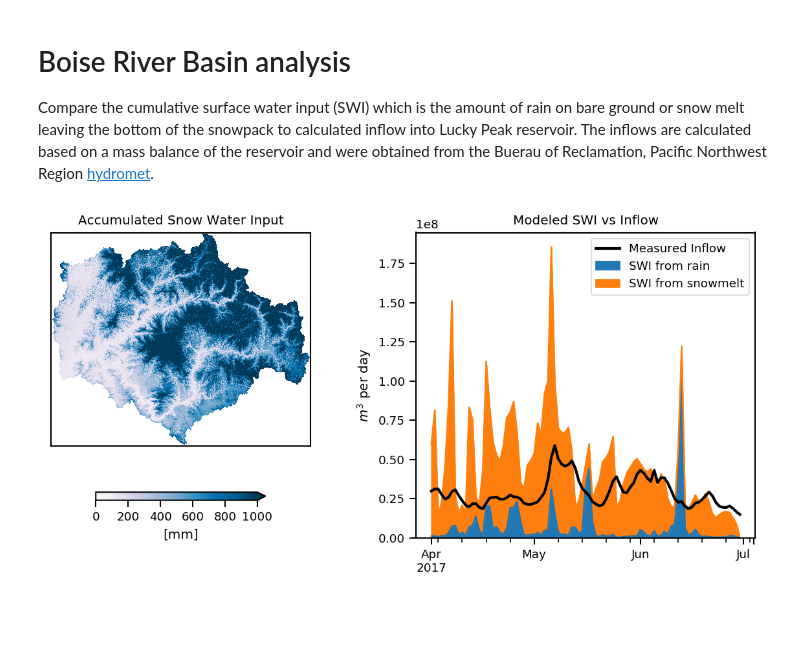
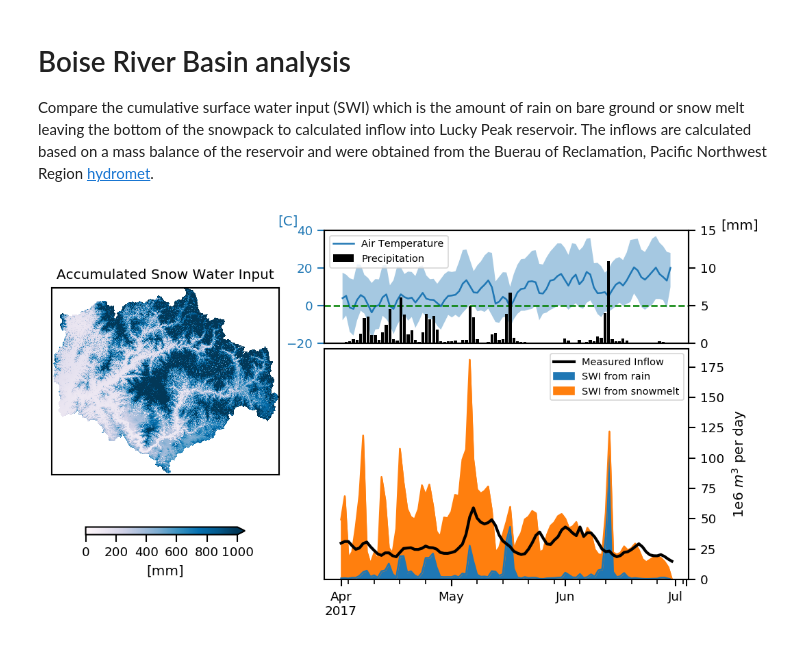
Before and after one commit to USDA-ARS-NWRC/awsm_test_cases, a Jupyter notebook: brb/brb_notebook.ipynb, the cells around one changed output. Drawn from its saved outputs; the diff is of its cells as text; code cells hidden in the pictures; blank space fills up the shorter version.

Commit message:
updated readme, redid BRB figure to include the air temp and precip measurements

```diff
--- a/brb/brb_notebook.ipynb
+++ b/brb/brb_notebook.ipynb
@@ -14,6 +15,12 @@ sns.set_context('paper')
 # Read in the measured inflow data
 inflow = pd.read_csv('station_data/LUC_WY2017_inflow.csv', index_col=0, parse_dates=[0])
 inflow = inflow * 1.98 * 1233.48 # convert cfs to acre-feet to cubic meters
+
+# Read in the station data for air temperature and precipitation
+ta = pd.read_csv('station_data/air_temp.csv', parse_dates=True, index_col='date_time')
+ppt = pd.read_csv('station_data/precip.csv', parse_dates=True, index_col='date_time')
+# ta.mean(axis=1).plot()
+# ta.mean(axis=1)
 # %%
 # Read in the data, this will take a little bit
 em = h5py.File('../output/brb/devel/wy2017/awsm_paper/runs/run4368_6528/em.nc', 'r')
@@ -57,37 +64,77 @@ for i,t in enumerate(hrs):
 # %%
 # Create the plots
 # mask the SWI image
 swi_accum[mask == 0] = np.nan
 
 # create the colormap
 colors1 = plt.cm.PuBu(np.linspace(0, 1, 128))
 cmap = mcolors.LinearSegmentedColormap.from_list('swe_colormap', colors1)
 cmap.set_bad('white',1.)
 
 # Plot the figure
-fig, (ax1, ax2) = plt.subplots(figsize=(8, 4), dpi=150, nrows = 1, ncols = 2)
+# fig, (ax1, ax2) = plt.subplots(figsize=(8, 4), dpi=150, nrows = 1, ncols = 2)
+fig = plt.figure(figsize=(8, 4.5), dpi=150)
+gs = gridspec.GridSpec(3, 5)
 
 # plot accumulated SWI map
+ax1 = fig.add_subplot(gs[:,:2])
 s = ax1.imshow(swi_accum, vmin=0, vmax=1000, cmap=cmap, interpolation='none')
 s.axes.get_xaxis().set_ticks([])
 s.axes.get_yaxis().set_ticks([])
 ax1.set_title('Accumulated Snow Water Input')
 
 # Add the colorbar
-cbar = fig.colorbar(s, ax=ax1, extend='max', shrink=0.5, orientation='horizontal')
+cbar = fig.colorbar(s, ax=ax1, extend='max', shrink=0.7, orientation='horizontal')
 cbar.set_label('[mm]')
 
 # plot the SWI timeseries
+ax3 = fig.add_subplot(gs[1:,2:])
 df = pd.concat([swi_basin, inflow], axis=1)
 df['Inflow'] = df['luc_qu']
-df[['SWI from rain', 'SWI from snowmelt']].plot.area(ax=ax2)
-df['Inflow'].plot(ax=ax2, color='k', linewidth=2, label='Measured Inflow')
+df = df / 1e6
+df[['SWI from rain', 'SWI from snowmelt']].plot.area(ax=ax3)
+df['Inflow'].plot(ax=ax3, color='k', linewidth=2, label='Measured Inflow')
 
-ax2.legend()
-ax2.set_title('Modeled SWI vs Inflow')
-ax2.set_ylabel('$m^3$ per day')
+ax3.legend(fontsize=7)
+ax3.yaxis.set_label_position("right")
+ax3.yaxis.tick_right()
+# ax3.set_title('Modeled SWI vs Inflow')
+ax3.yaxis.set_label_text('1e6 $m^3$ per day')
 
-plt.tight_layout()
+# plot the inputs
+ax2 = fig.add_subplot(gs[0,2:])
+ax22 = ax2.twinx()
+
+# plot the air temperature
+ta_plot = pd.DataFrame()
+ta_plot['min'] = ta.resample('D').min().min(axis=1)
+ta_plot['mean'] = ta.resample('D').mean().mean(axis=1)
+ta_plot['max'] = ta.resample('D').max().max(axis=1)
+
+ax2.fill_between(ta_plot.index, ta_plot['min'], ta_plot['max'], alpha=0.4)
+tah = ax2.plot(ta_plot.index, ta_plot['mean'], label='Air Temperature')
+color = tah[0].get_color()
+ax2.set_ylabel('[C]', color=color, rotation=0)
+ax2.yaxis.set_label_coords(-0.1, 1.02)
+ax2.tick_params('y', colors=color)
+ax2.set_ylim(-20, 40)
+
+ax2.axhline(0, color='g', linestyle='--')
+
+# plot the precip
+ppt_plot = ppt.resample('D').sum().mean(axis=1)
+ph = ax22.bar(ppt_plot.index, ppt_plot.values, color='k', label='Precipitation')
+ax22.set_ylabel('[mm]', rotation=0)
+ax22.yaxis.set_label_coords(1.14, 1.1)
+ax22.set_ylim(0, 15)
+
+ax2.get_shared_x_axes().join(ax3, ax2)
+ax2.set_xticklabels([])
+ax2.xaxis.set_ticks_position('none')
+ax2.legend(handles=[tah[0], ph], loc='upper left', fontsize=7)
+
+gs.update(wspace=0.5, hspace=0.05)
+
 plt.savefig('brb_figure.png', dpi=200)
 # %% [output]
-[figure, old version]
+[figure, new version]
```
Also changed, not shown: parts of 1 cell of this notebook, 3 other files.
